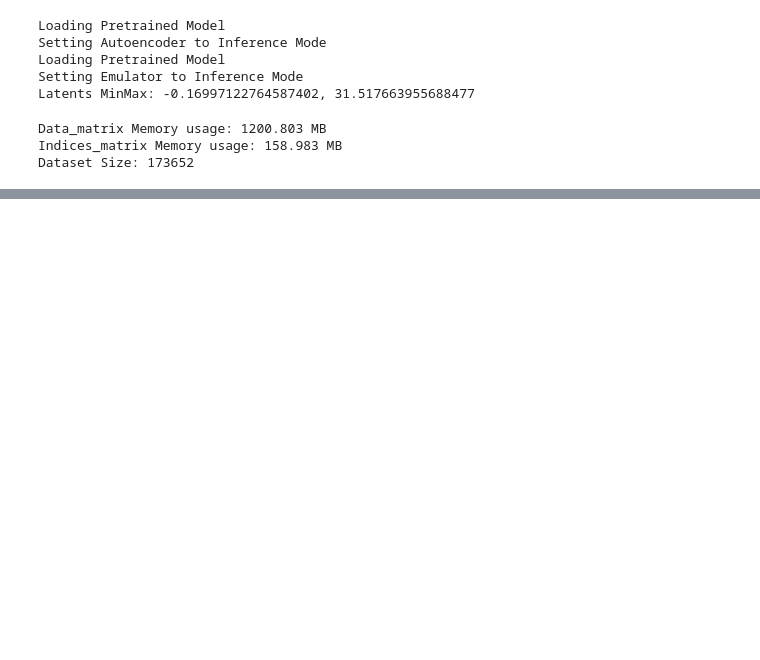
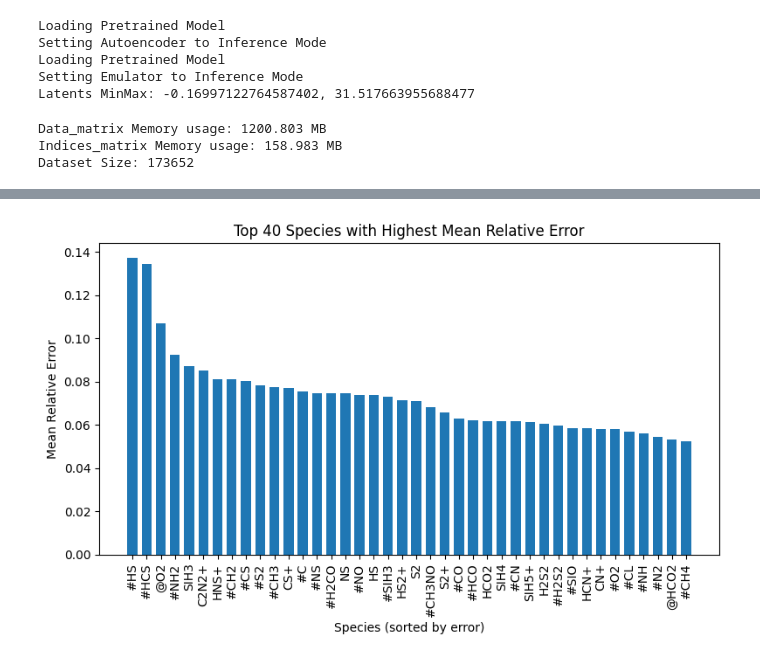
Before and after one commit to Cortega13/AstroChemNet, a Jupyter notebook: scripts/analysis/Error Analysis Emulator.ipynb, the cells around one changed output, grey strips where cells are left out. Drawn from its saved outputs; the diff is of its cells as text; code cells hidden in the pictures; blank space fills up the shorter version.

```diff
--- a/scripts/analysis/Error Analysis Emulator.ipynb
+++ b/scripts/analysis/Error Analysis Emulator.ipynb
@@ -95,3 +114,24 @@ plt.show()
+# %%
+err_mean_per_species = err.mean(dim=0).cpu().numpy()
+
+sorted_idx = np.argsort(err_mean_per_species)[::-1]
+worst_idx = sorted_idx[:40]
+worst_errs = err_mean_per_species[worst_idx]
+
+species_names = [GeneralConfig.species[i] for i in worst_idx]
+
+# Bar chart
+plt.figure(figsize=(8, 5))
+plt.bar(range(len(worst_errs)), worst_errs, width=0.7)
+
+plt.title("Top 40 Species with Highest Mean Relative Error")
+plt.xlabel("Species (sorted by error)")
+plt.ylabel("Mean Relative Error")
+plt.xticks(range(len(worst_errs)), species_names, rotation=90)
+plt.tight_layout()
+plt.show()
+# %% [output]
+[figure, added]
 # %%
 training_np, validation_np = dl.load_datasets(GeneralConfig, EMConfig.columns)
 del training_np
```
Also changed, not shown: parts of 6 cells of this notebook, 21 other files.
